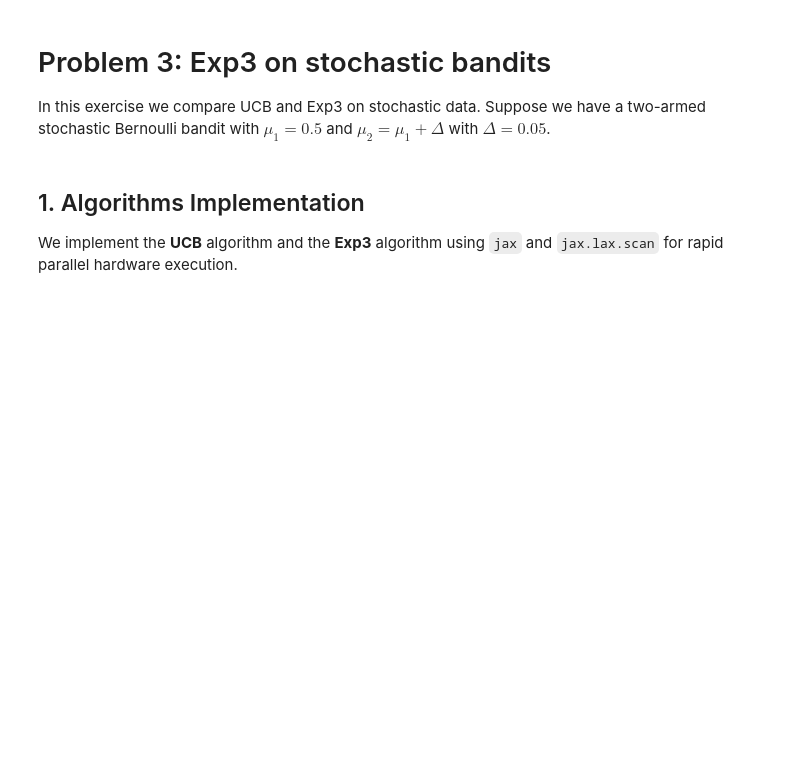
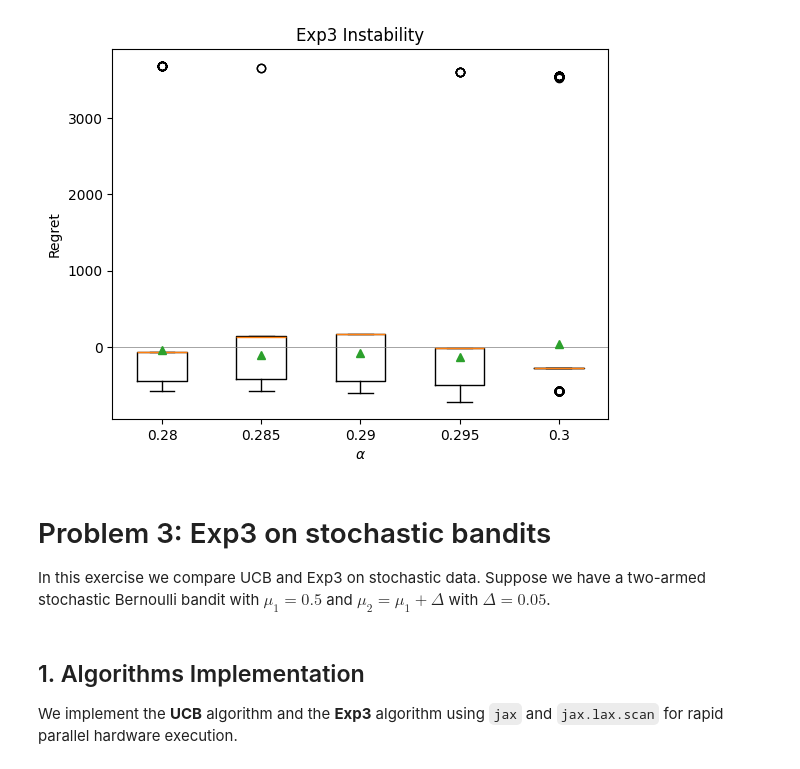
Before and after one commit to LeoMattosMartins/DS592_Exp3_StochasticBandits, a Jupyter notebook: bandit_experiments.ipynb, the cells around one changed output. Saved outputs shown, nothing was run; the diff lists cells and outputs as text; code cells hidden in the pictures; blank space fills up the shorter version.

Commit message:
fix notebook graph render

```diff
--- a/bandit_experiments.ipynb
+++ b/bandit_experiments.ipynb
@@ -1,59 +1,88 @@
 # %%
 #2.f:
 
+import jax
+import jax.numpy as jnp
 import numpy as np
 import matplotlib.pyplot as plt
 
-def run_exp3_variance(n=10000, m=500, alphas=[0.28, 0.285, 0.29, 0.295, 0.3]):
+# 1. Define the core logic in a JAX-friendly way
+def exp3_simulation(rng_key, alpha, n, eta, K=2):
+    half_n = n // 2
+
+    # Precompute the sequence of environment losses
+    # First half: y = [0, alpha], Second half: y = [1, 0]
+    y_first = jnp.zeros((half_n, K)).at[:, 1].set(alpha)
+    y_second = jnp.zeros((n - half_n, K)).at[:, 0].set(1.0)
+    y_seq = jnp.concatenate([y_first, y_second], axis=0)
+
+    # The step function for jax.lax.scan (runs at each time step t)
+    def step(state, y_t):
+        weights, key = state
+        p = weights / jnp.sum(weights)
+
+        # Split key for sampling
+        key, subkey = jax.random.split(key)
+
+        # Sample arm (JAX's categorical uses logits, log(p) is numerically stable)
+        a_t = jax.random.categorical(subkey, jnp.log(p))
+
+        # Actual loss accumulated
+        loss_t = y_t[a_t]
+
+        # Exp3 Loss Estimator & Weight update
+        y_hat = jnp.zeros(K).at[a_t].set(y_t[a_t] / p[a_t])
+        weights = weights * jnp.exp(-eta * y_hat)
+
+        return (weights, key), loss_t
+
+    # Initial state for scan
+    init_state = (jnp.ones(K), rng_key)
+
+    # Run the loop over all time steps efficiently
+    _, losses = jax.lax.scan(step, init_state, y_seq)
+
+    # Calculate regret
+    total_loss = jnp.sum(losses)
+    min_loss = jnp.minimum(half_n, alpha * half_n)
+
+    return total_loss - min_loss
+
+# 2. Vectorize across 'm' independent runs and JIT compile!
+# in_axes=(0, None, None, None) maps over an array of random keys, keeping other args constant
+vmap_exp3 = jax.jit(jax.vmap(exp3_simulation, in_axes=(0, None, None, None)), static_argnums=(2,))
+
+def run_exp3_variance_jax(n=10000, m=500, alphas=[0.28, 0.285, 0.29, 0.295, 0.3]):
     K = 2
     eta = np.sqrt(2 * np.log(K) / (n * K))
 
+    # Initialize JAX random key
+    base_key = jax.random.PRNGKey(42)
+
     results = {}
     for alpha in alphas:
-        regrets = []
-        for _ in range(m):
-            weights = np.ones(K)
-            loss_sum = 0
+        # Generate 'm' different random keys for the 'm' parallel simulations
+        base_key, subkey = jax.random.split(base_key)
+        keys = jax.random.split(subkey, m)
 
-            for t in range(1, n + 1):
-                # Calculate probabilities
-                p = weights / np.sum(weights)
+        # Execute the JIT-compiled, vectorized function
+        # This computes all 500 runs for this alpha instantly
+        regrets = vmap_exp3(keys, alpha, n, eta)
 
-                # Choose arm
-                a_t = np.random.choice(K, p=p)
-
-                # Environment reveals loss for the chosen arm
-                y = np.zeros(K)
-                if t <= n // 2:
-                    y[1] = alpha
-                else:
-                    y[0] = 1
-
-                # Accumulate actual loss
-                loss_sum += y[a_t]
-
-                # Exp3 Loss Estimator
-                y_hat = np.zeros(K)
-                y_hat[a_t] = y[a_t] / p[a_t]
-
-                # Update weights
-                weights *= np.exp(-eta * y_hat)
-
-            # Best fixed arm loss
-            min_loss = min(n // 2, alpha * (n // 2))
-            regrets.append(loss_sum - min_loss)
-
-        results[alpha] = regrets
+        # Convert the JAX array back to a standard numpy array for plotting
+        results[alpha] = np.array(regrets)
 
     # Plotting
     plt.boxplot([results[a] for a in alphas], labels=alphas, showmeans=True, meanline=False)
     plt.ylabel('Regret')
     plt.xlabel(r'$\alpha$')
     plt.title('Exp3 Instability')
     plt.axhline(0, color='grey', linewidth=0.5)
     plt.show()
 
-run_exp3_variance()
+run_exp3_variance_jax()
+# %% [output]
+[figure, added]
 # %% [markdown]
 # Problem 3: Exp3 on stochastic bandits
 In this exercise we compare UCB and Exp3 on stochastic data. Suppose we have a two-armed stochastic Bernoulli bandit with $\mu_1 = 0.5$ and $\mu_2 = \mu_1 + \Delta$ with $\Delta = 0.05$.
```
Also changed, not shown: parts of 3 cells of this notebook.
